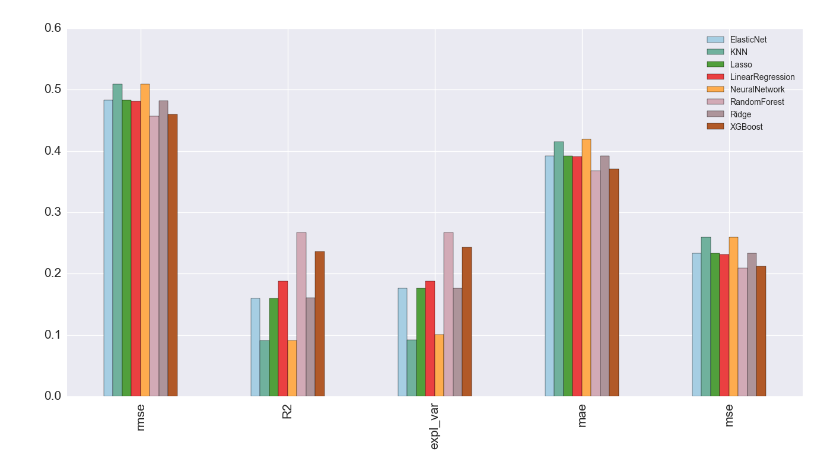
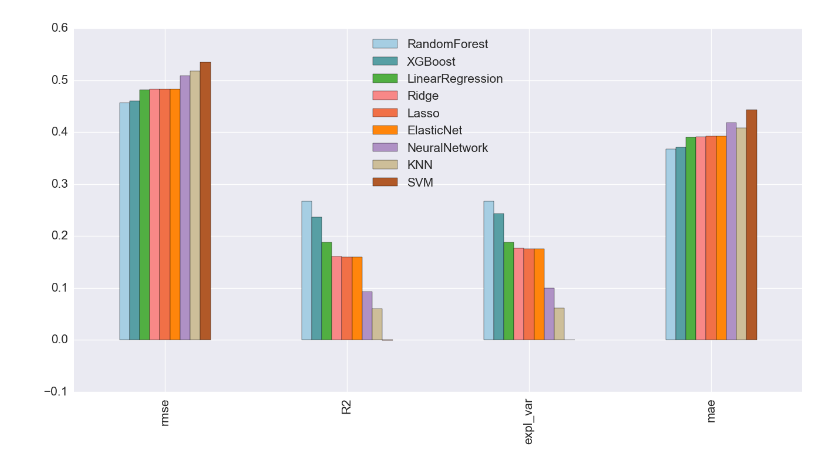
Before and after one commit to chrisg1622/UCL_IRDM_2017_GROUP_37, a Jupyter notebook: CVPlots.ipynb, the cells around one changed output. Cells and saved outputs as stored; diff of their text form; code cells hidden in the pictures.

```diff
--- a/CVPlots.ipynb
+++ b/CVPlots.ipynb
@@ -5,12 +5,20 @@ import numpy as np
 
 import matplotlib.pyplot as plt
 import seaborn as sns
+
+plt.rcParams['xtick.labelsize'] = 15
+plt.rcParams['ytick.labelsize'] = 15
+plt.rcParams['axes.titlesize'] = 15
+plt.rcParams['legend.fontsize'] = 15
+plt.rcParams['font.size'] = 15
+plt.rcParams['axes.labelsize'] = 17
 # %%
 models=['LinearRegression',
           'Lasso',
           'Ridge',
           'ElasticNet',
           'KNN',
+          'SVM',
           'XGBoost',
           'RandomForest',
           'NeuralNetwork']
@@ -36,4 +45,4 @@ Reading NeuralNetwork CV Results...
 # %%
 cv_df = pd.DataFrame(CV_results).T
 cv_df.columns = ['rmse','R2','expl_var','mae','mse']
-cv_df
+cv_df = cv_df.drop('mse',axis=1)
@@ -50,7 +49,9 @@ cv_df
 # %%
-ax = cv_df.T.plot(kind='bar',figsize=(16, 8), legend=True, fontsize=15, colormap='Paired')
+order=['RandomForest','XGBoost','LinearRegression','Ridge','Lasso','ElasticNet','NeuralNetwork','KNN','SVM']
+ordered_plot = cv_df.ix[order]
+ax = ordered_plot.T.plot(kind='bar',figsize=(16, 8), legend=True, fontsize=15, colormap='Paired')
 plt.show()
 fig = ax.get_figure()
 fig.savefig('output/models_vs_evals.png')
 # %% [output]
-[figure, old version]
+[figure, new version]
```
Also changed, not shown: parts of 2 cells of this notebook, 1 other file.
